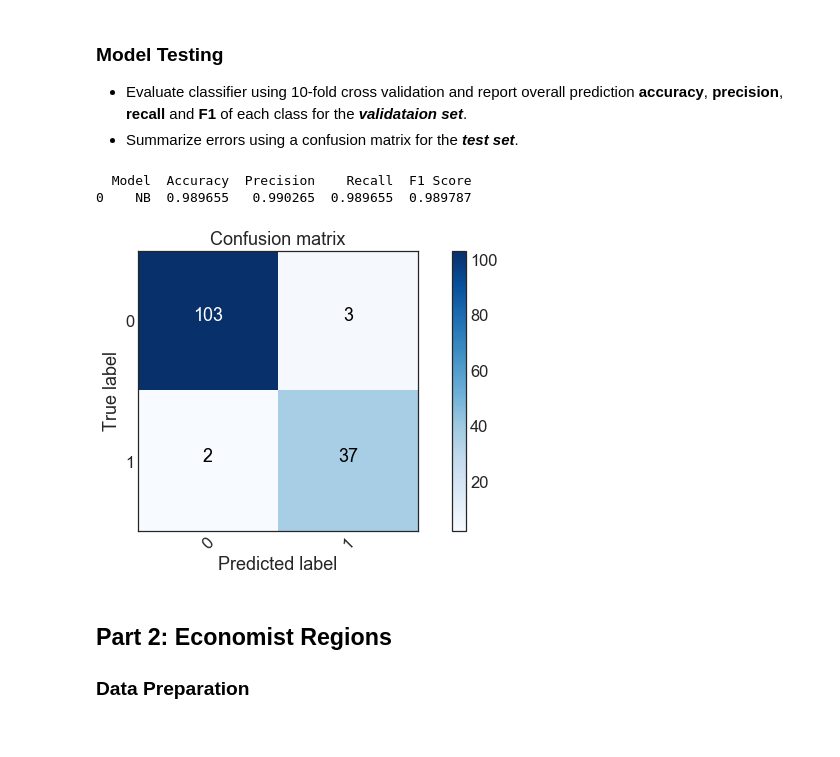
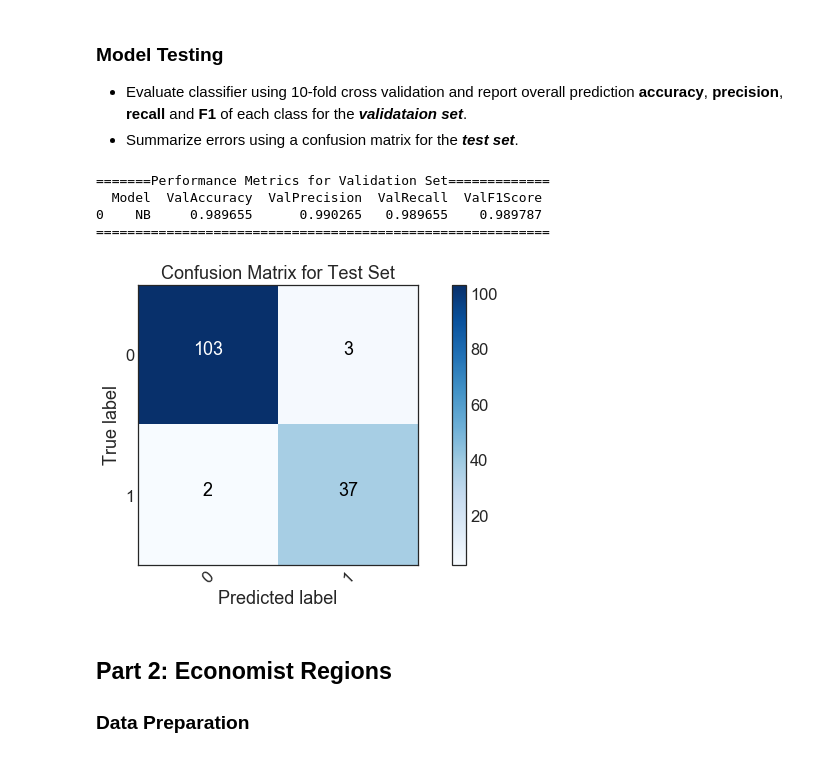
Before and after one commit to bondxue/FRE-7871-News-Analytics-and-Machine-Learning, a Jupyter notebook: HW1/HW1.ipynb, the cells around one changed output. Drawn from its saved outputs; the diff is of its cells as text; code cells hidden in the pictures.

```diff
--- a/HW1/HW1.ipynb
+++ b/HW1/HW1.ipynb
@@ -143,45 +143,48 @@ def nlp_model(corpus, article_df):
            'f1_score' : make_scorer(f1_score, average='weighted')}
     kfold = KFold(n_splits=10, random_state=42)
     results = cross_validate(estimator=classifier, X=X_train, y=y_train, cv=kfold, scoring=scoring)
-    kfold_performance = pd.DataFrame({'Model': 'NB', 'Accuracy': np.mean(results['test_accuracy']),
-                                       'Precision': np.mean(results['test_precision']),
-                                       'Recall': np.mean(results['test_recall']),
-                                       'F1 Score': np.mean(results['test_f1_score'])}, index=[0])
+    kfold_performance = pd.DataFrame({'Model': 'NB', 'ValAccuracy': np.mean(results['test_accuracy']),
+                                       'ValPrecision': np.mean(results['test_precision']),
+                                       'ValRecall': np.mean(results['test_recall']),
+                                       'ValF1Score': np.mean(results['test_f1_score'])}, index=[0])
+    print('=======Performance Metrics for Validation Set=============')
     print(kfold_performance)
-
+    print('==========================================================')
     cm = confusion_matrix(y_test, y_pred)
-    plot_confusion_matrix(cm, title='Confusion matrix')
+    plot_confusion_matrix(cm, title='Confusion Matrix for Test Set')
 
 
 def plot_confusion_matrix(cm, title='Confusion matrix', cmap=plt.cm.Blues):
     plt.rcParams['figure.figsize'] = (10, 5)
     sns.set_context('notebook', font_scale=1.5)
     plt.style.use('seaborn-white')
 
     plt.imshow(cm, interpolation='nearest', cmap=cmap)
     plt.title(title)
     plt.colorbar()
     tick_marks = np.arange(cm.shape[1])
     plt.xticks(tick_marks, rotation=45)
     ax = plt.gca()
     ax.set_xticklabels((ax.get_xticks()).astype(str))
     plt.yticks(tick_marks)
 
     thresh = cm.max() / 2.
     for i, j in itertools.product(range(cm.shape[0]), range(cm.shape[1])):
         plt.text(j, i, format(cm[i, j], '.0f'),
                  horizontalalignment="center",
                  color="white" if cm[i, j] > thresh else "black")
     plt.tight_layout()
     plt.ylabel('True label')
     plt.xlabel('Predicted label')
     plt.show()
 
 nlp_model(corpus, article_df)
 # %% [output]
-  Model  Accuracy  Precision    Recall  F1 Score
-0    NB  0.989655   0.990265  0.989655  0.989787
+=======Performance Metrics for Validation Set=============
+  Model  ValAccuracy  ValPrecision  ValRecall  ValF1Score
+0    NB     0.989655      0.990265   0.989655    0.989787
+==========================================================
-[figure, old version]
+[figure, new version]
 # %% [markdown]
 ## **Part 2: Economist Regions**
 
```
Also changed, not shown: parts of 1 cell of this notebook.
